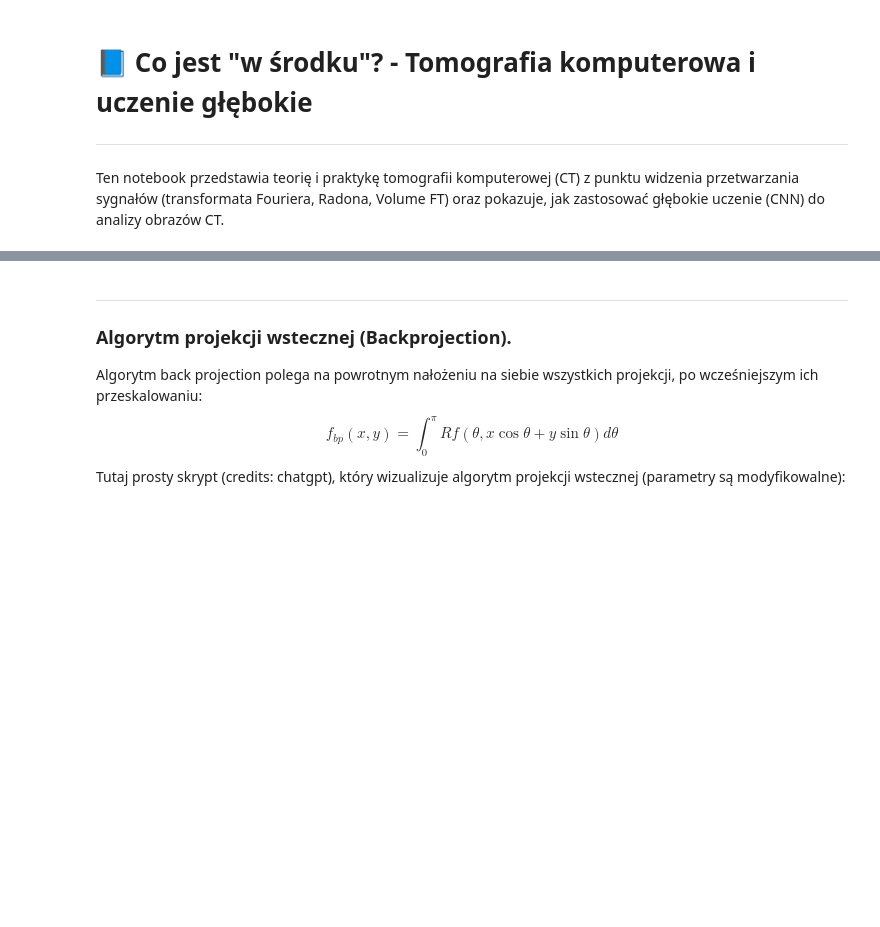
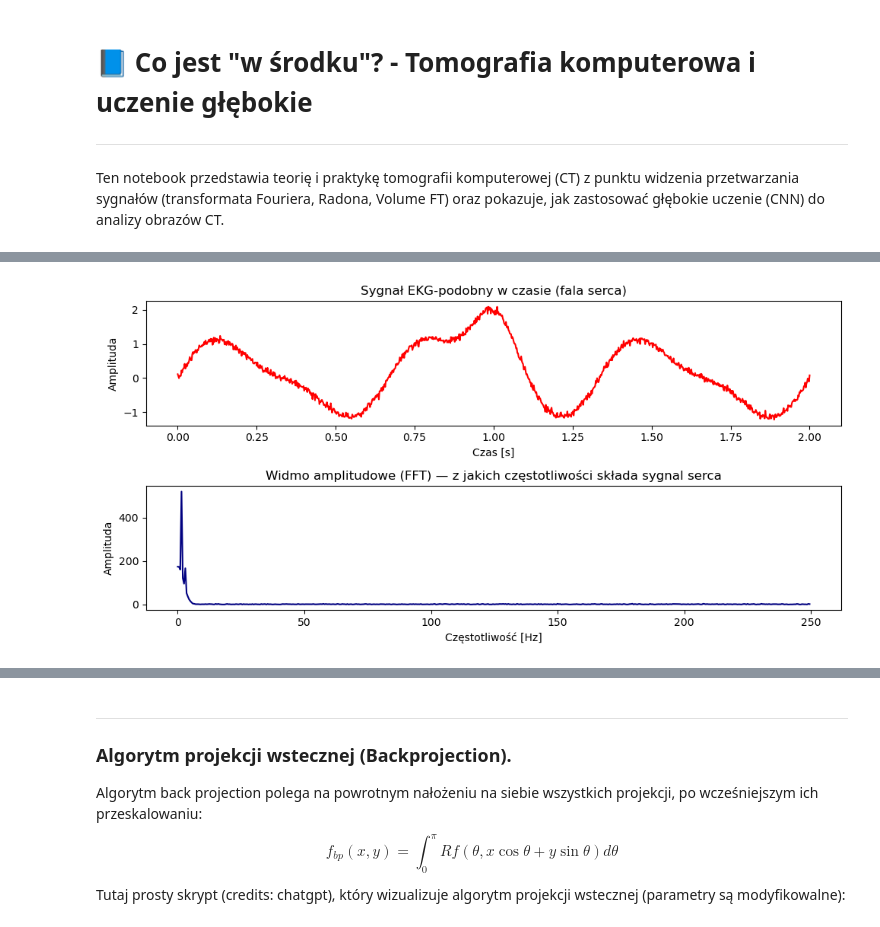
Before and after one commit to FBI223/TOMOGRAFIA_UCZENIE_GLEBOKICH, a Jupyter notebook: LOCAL/notebook.ipynb, the cells around one changed output, grey strips where cells are left out. Saved outputs shown, nothing was run; the diff lists cells and outputs as text; code cells hidden in the pictures; blank space fills up the shorter version.

```diff
--- a/LOCAL/notebook.ipynb
+++ b/LOCAL/notebook.ipynb
@@ -193,0 +210,30 @@ W uproszczeniu:
+# %%
+import numpy as np
+import matplotlib.pyplot as plt
+
+fs = 500
+t = np.linspace(0, 2, 2*fs)
+# sygnał EKG-podobny
+x = np.sin(2*np.pi*1.5*t) + 0.3*np.sin(2*np.pi*3*t)
+x += np.exp(-100*(t-1)**2)*2.0  # impuls QRS
+x += 0.05*np.random.randn(len(t))
+
+# FFT
+X = np.fft.fft(x)
+freq = np.fft.fftfreq(len(x), 1/fs)
+
+# wykres
+plt.figure(figsize=(10,5))
+plt.subplot(2,1,1)
+plt.plot(t, x, color='red')
+plt.title("Sygnał EKG-podobny w czasie (fala serca)")
+plt.xlabel("Czas [s]"); plt.ylabel("Amplituda")
+
+plt.subplot(2,1,2)
+plt.plot(freq[:len(freq)//2], np.abs(X)[:len(X)//2], color='navy')
+plt.title("Widmo amplitudowe (FFT) — z jakich częstotliwości składa sygnal serca️")
+plt.xlabel("Częstotliwość [Hz]"); plt.ylabel("Amplituda")
+plt.tight_layout()
+plt.show()
+# %% [output]
+[figure, added]
```
Also changed, not shown: parts of 13 cells of this notebook, 10 other files.
